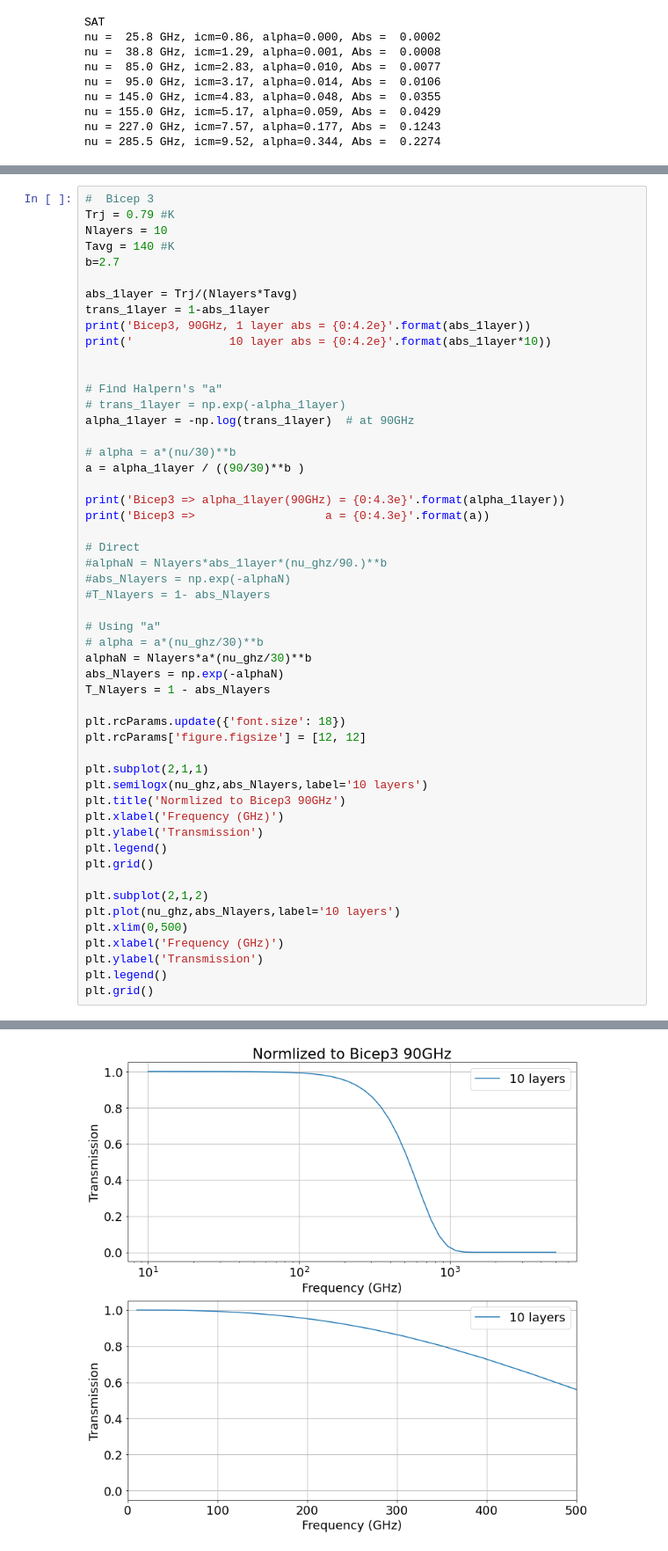
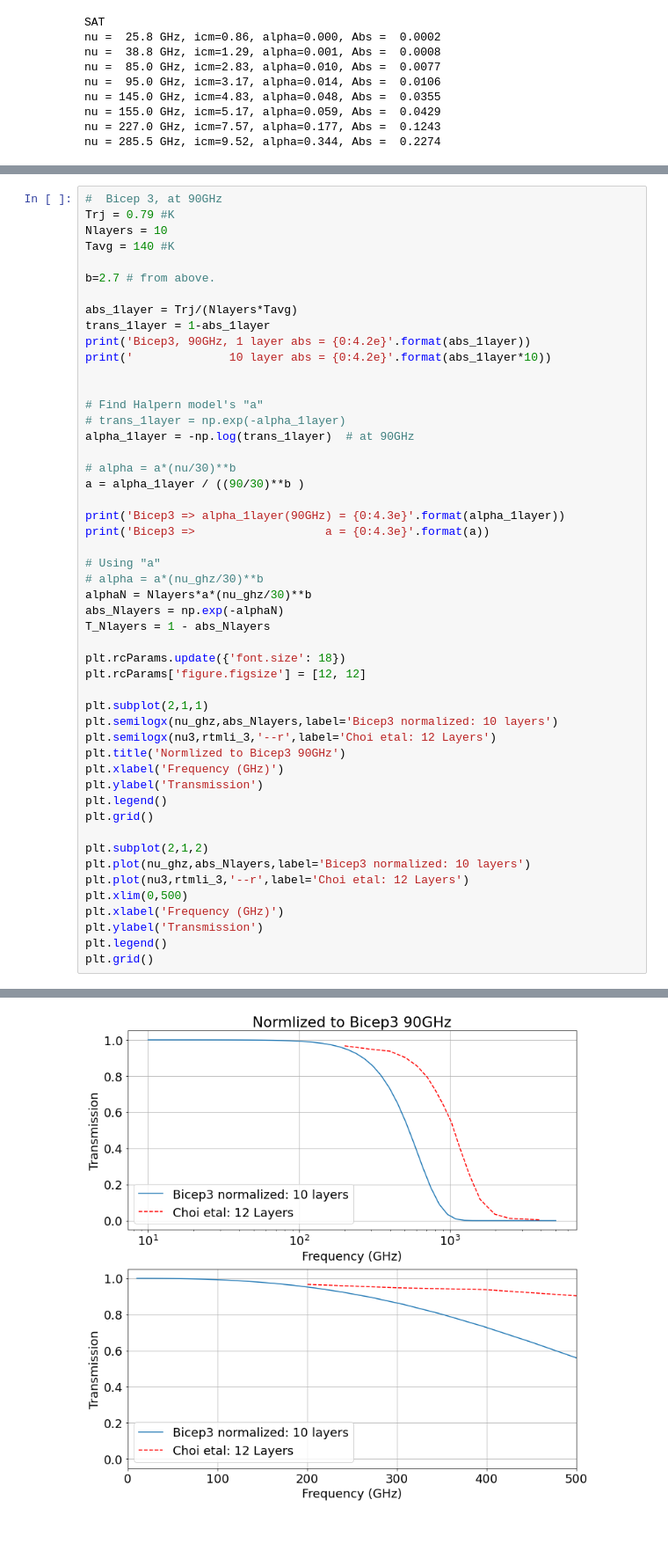
Before and after one commit to CMB-S4/bolo_calc_runs, a Jupyter notebook: pbdr_v2/InputsNotes.ipynb, the cells around one changed output, grey strips where cells are left out. Shown at 88% size. Drawn from its saved outputs; the diff is of its cells as text.

```diff
--- a/pbdr_v2/InputsNotes.ipynb
+++ b/pbdr_v2/InputsNotes.ipynb
@@ -245,9 +277,10 @@ The stack is located between the ambient (say 250K) foam window and the 50K alum
 # %%
-#  Bicep 3
+#  Bicep 3, at 90GHz
 Trj = 0.79 #K
 Nlayers = 10
 Tavg = 140 #K
-b=2.7
+
+b=2.7 # from above.
 
 abs_1layer = Trj/(Nlayers*Tavg)
 trans_1layer = 1-abs_1layer
@@ -255,7 +288,7 @@ print('Bicep3, 90GHz, 1 layer abs = {0:4.2e}'.format(abs_1layer))
 print('              10 layer abs = {0:4.2e}'.format(abs_1layer*10))
 
 
-# Find Halpern's "a"
+# Find Halpern model's "a"
 # trans_1layer = np.exp(-alpha_1layer)
 alpha_1layer = -np.log(trans_1layer)  # at 90GHz
 
@@ -264,40 +297,37 @@ a = alpha_1layer / ((90/30)**b )
 
 print('Bicep3 => alpha_1layer(90GHz) = {0:4.3e}'.format(alpha_1layer))
 print('Bicep3 =>                   a = {0:4.3e}'.format(a))
-
-# Direct
-#alphaN = Nlayers*abs_1layer*(nu_ghz/90.)**b
-#abs_Nlayers = np.exp(-alphaN)
-#T_Nlayers = 1- abs_Nlayers
 
 # Using "a"
 # alpha = a*(nu_ghz/30)**b
 alphaN = Nlayers*a*(nu_ghz/30)**b
 abs_Nlayers = np.exp(-alphaN)
 T_Nlayers = 1 - abs_Nlayers
 
 plt.rcParams.update({'font.size': 18})
 plt.rcParams['figure.figsize'] = [12, 12]
 
 plt.subplot(2,1,1)
-plt.semilogx(nu_ghz,abs_Nlayers,label='10 layers')
+plt.semilogx(nu_ghz,abs_Nlayers,label='Bicep3 normalized: 10 layers')
+plt.semilogx(nu3,rtmli_3,'--r',label='Choi etal: 12 Layers')
 plt.title('Normlized to Bicep3 90GHz')
 plt.xlabel('Frequency (GHz)')
 plt.ylabel('Transmission')
 plt.legend()
 plt.grid()
 
 plt.subplot(2,1,2)
-plt.plot(nu_ghz,abs_Nlayers,label='10 layers')
+plt.plot(nu_ghz,abs_Nlayers,label='Bicep3 normalized: 10 layers')
+plt.plot(nu3,rtmli_3,'--r',label='Choi etal: 12 Layers')
 plt.xlim(0,500)
 plt.xlabel('Frequency (GHz)')
 plt.ylabel('Transmission')
 plt.legend()
 plt.grid()
 # %% [output]
 Bicep3, 90GHz, 1 layer abs = 5.64e-04
               10 layer abs = 5.64e-03
 Bicep3 => alpha_1layer(90GHz) = 5.644e-04
 Bicep3 =>                   a = 2.907e-05
-[figure, old version]
+[figure, new version]
 # %% [markdown]
```
Also changed, not shown: parts of 13 cells of this notebook, 1 other file.
